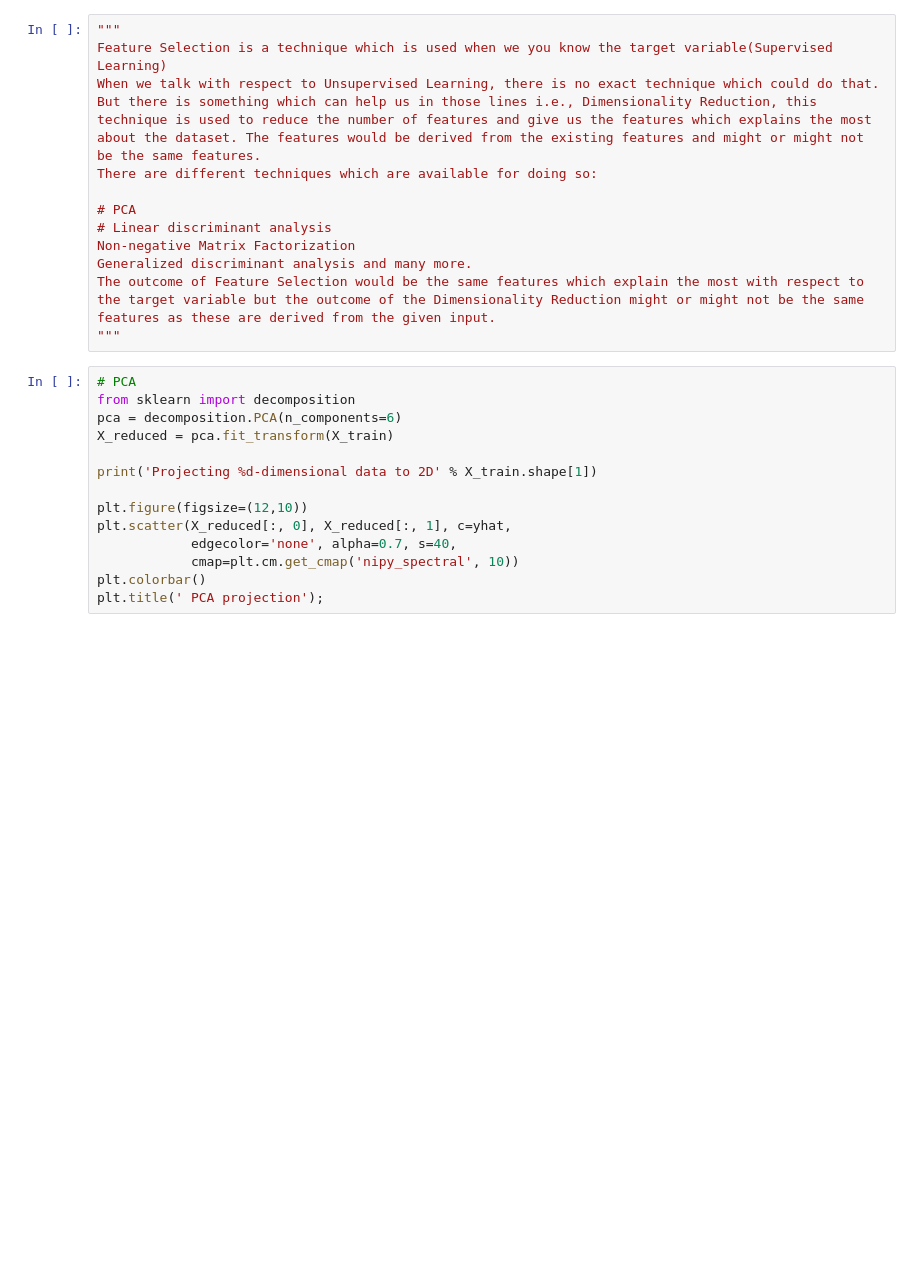
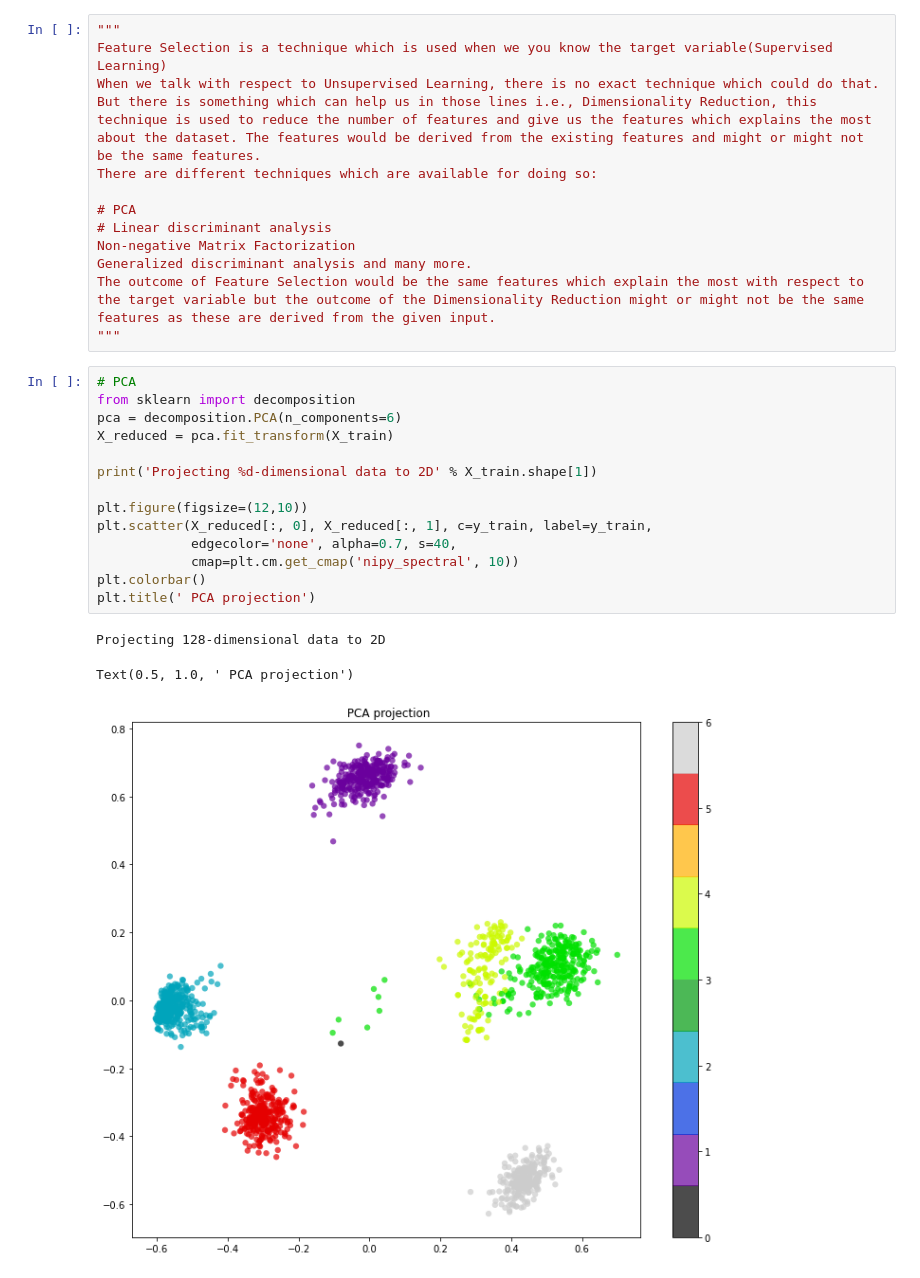
Before and after one commit to zigiiprens/faceNetEmbeddingsClassifier, a Jupyter notebook: FEC_classifier.ipynb, the cells around one changed output. Drawn from its saved outputs; the diff is of its cells as text; blank space fills up the shorter version.

```diff
--- a/FEC_classifier.ipynb
+++ b/FEC_classifier.ipynb
@@ -214,16 +377,20 @@ The outcome of Feature Selection would be the same features which explain the mo
 # %%
 # PCA
 from sklearn import decomposition
 pca = decomposition.PCA(n_components=6)
 X_reduced = pca.fit_transform(X_train)
 
 print('Projecting %d-dimensional data to 2D' % X_train.shape[1])
 
 plt.figure(figsize=(12,10))
-plt.scatter(X_reduced[:, 0], X_reduced[:, 1], c=yhat,
+plt.scatter(X_reduced[:, 0], X_reduced[:, 1], c=y_train, label=y_train,
             edgecolor='none', alpha=0.7, s=40,
             cmap=plt.cm.get_cmap('nipy_spectral', 10))
 plt.colorbar()
-plt.title(' PCA projection');
+plt.title(' PCA projection')
+# %% [output]
+Projecting 128-dimensional data to 2D
+Text(0.5, 1.0, ' PCA projection')
+[figure, added]
 # %%
 # gaussian mixture clustering after PCA
```
Also changed, not shown: parts of 15 cells of this notebook, 1 other file.
